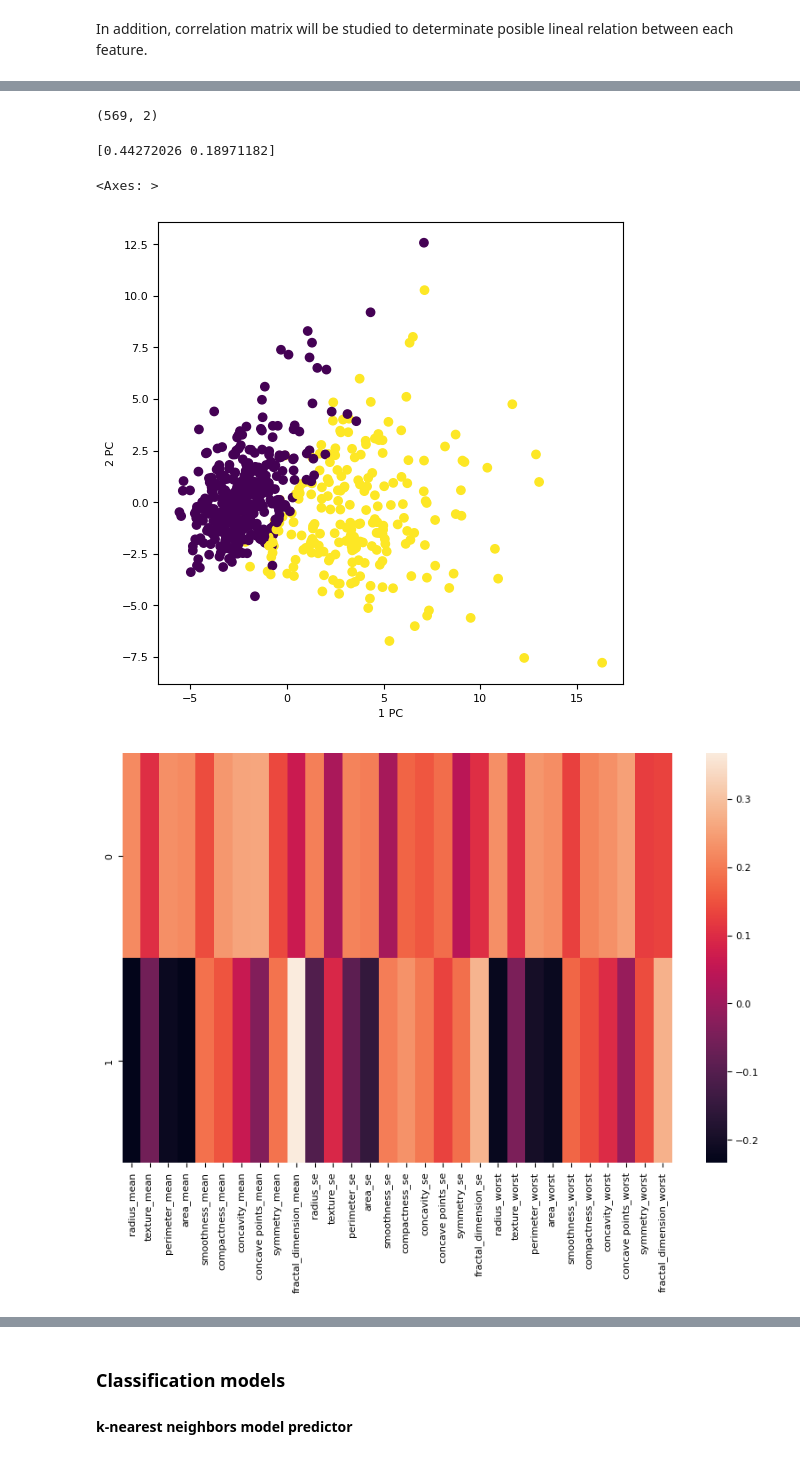
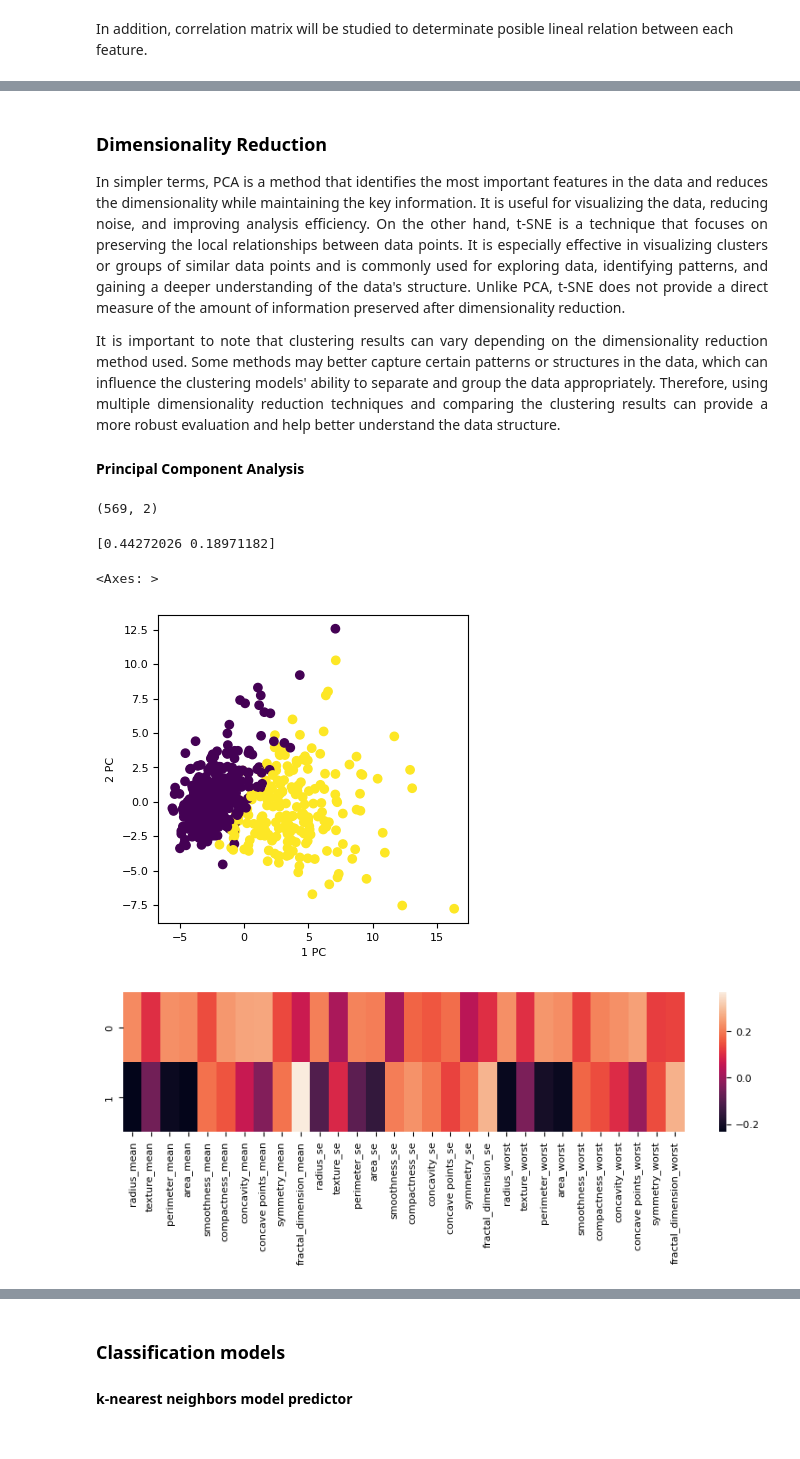
Before and after one commit to lpalfonsoa/Data-Analysis, a Jupyter notebook: Notebooks/BreastCancer.ipynb, the cells around one changed output, grey strips where cells are left out. Saved outputs shown, nothing was run; the diff lists cells and outputs as text; code cells hidden in the pictures.

```diff
--- a/Notebooks/BreastCancer.ipynb
+++ b/Notebooks/BreastCancer.ipynb
@@ -204,23 +217,31 @@ plt.show()
+# %% [markdown]
+### <span style="color:black"> Dimensionality Reduction </span>
+
+ <p style="text-align: justify;"> In simpler terms, PCA is a method that identifies the most important features in the data and reduces the dimensionality while maintaining the key information. It is useful for visualizing the data, reducing noise, and improving analysis efficiency. On the other hand, t-SNE is a technique that focuses on preserving the local relationships between data points. It is especially effective in visualizing clusters or groups of similar data points and is commonly used for exploring data, identifying patterns, and gaining a deeper understanding of the data's structure. Unlike PCA, t-SNE does not provide a direct measure of the amount of information preserved after dimensionality reduction. </p>
+
+ <p style="text-align: justify;"> It is important to note that clustering results can vary depending on the dimensionality reduction method used. Some methods may better capture certain patterns or structures in the data, which can influence the clustering models' ability to separate and group the data appropriately. Therefore, using multiple dimensionality reduction techniques and comparing the clustering results can provide a more robust evaluation and help better understand the data structure. </p>
+
+#### <span style="color:black">  Principal Component Analysis  </span>
 # %%
 pca = PCA(n_components=2)
 pca.fit(data_new)
 data_pca = pca.transform(data_new)
 display(data_pca.shape)
 #plot PCA
 target = [data_total['diagnosis'].map({'M':1, 'B':0})] #Creating target variable
-plt.figure(figsize=(6, 6))
+plt.figure(figsize=(4, 4))
 plt.scatter(data_pca[:, 0], data_pca[:,1], c=target)
 plt.xlabel('1 PC')
 plt.ylabel('2 PC')
 
 print(pca.explained_variance_ratio_)
 comp = pd.DataFrame(pca.components_, columns = data.columns)
-plt.figure(figsize=(10, 6))
+plt.figure(figsize=(10, 2))
 sns.heatmap(comp)
 # %% [output]
 (569, 2)
 [0.44272026 0.18971182]
 <Axes: >
-[figure, old version]
+[figure, new version]
-[figure, old version]
+[figure, new version]
 # %% [markdown]
```
Also changed, not shown: parts of 26 cells of this notebook.
